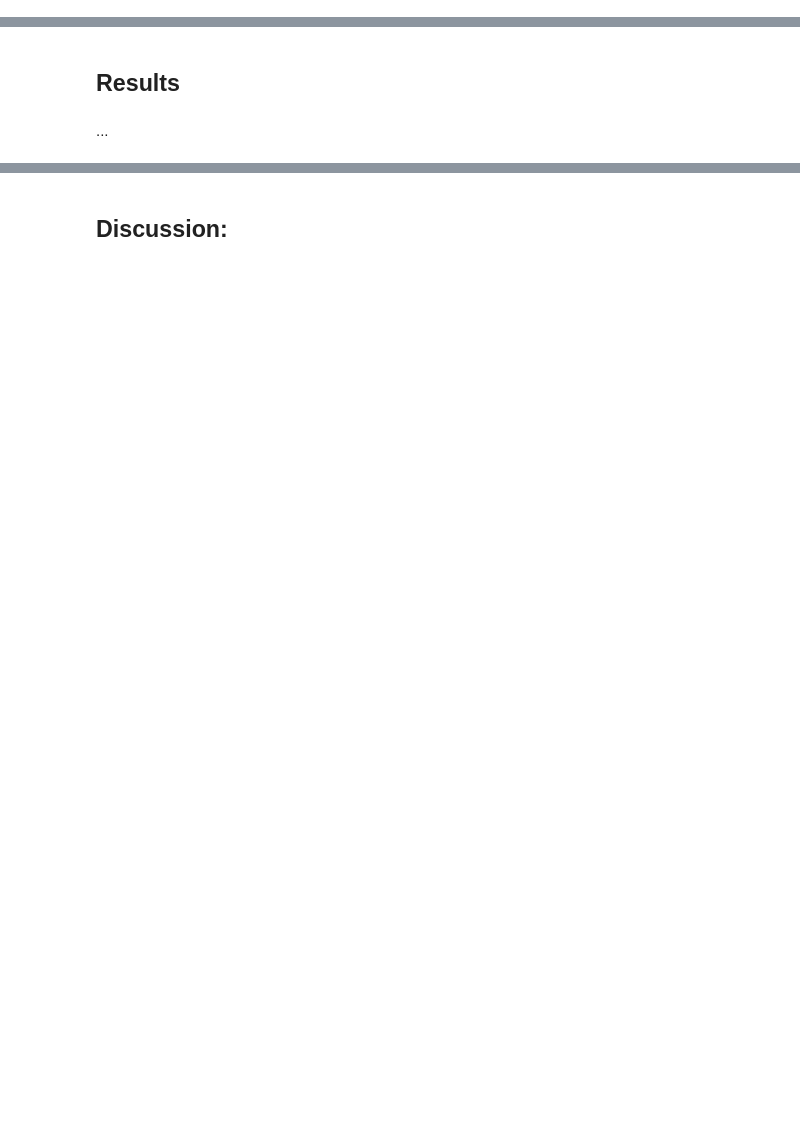
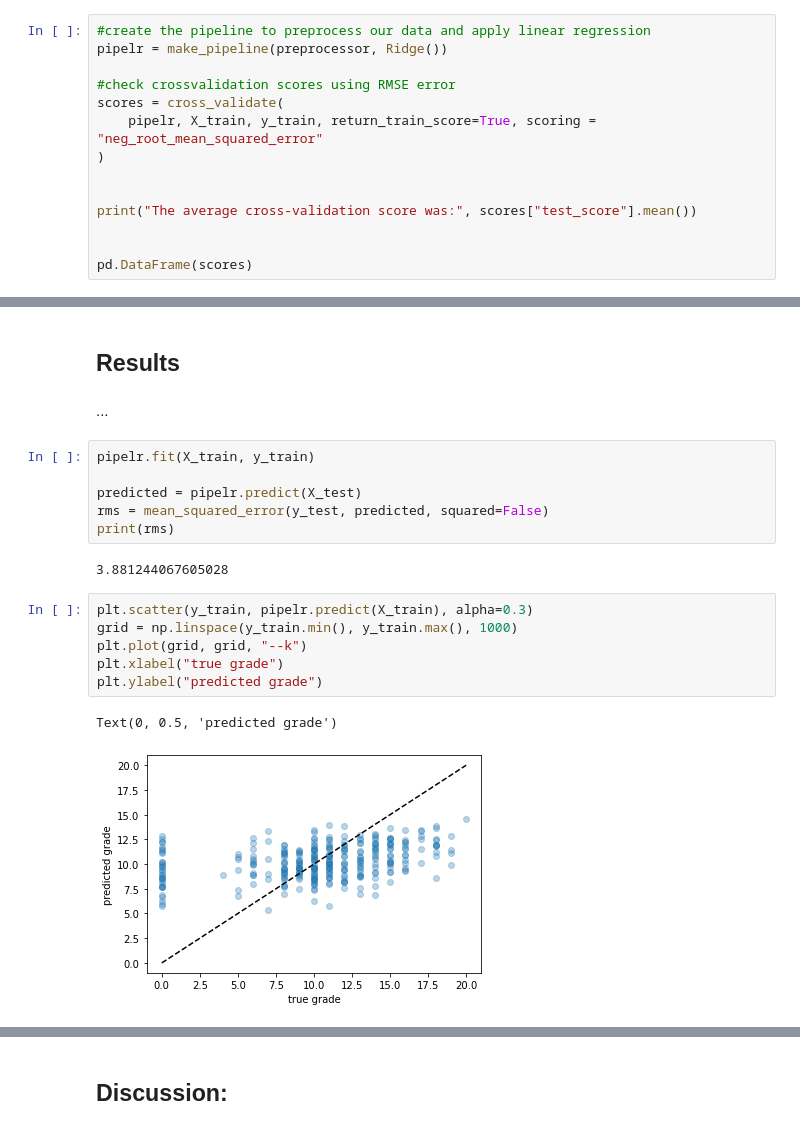
Before and after one commit to DSCI-310/DSCI-310-Group-1, a Jupyter notebook: StudentPerformance.ipynb, the cells around one changed output, grey strips where cells are left out. Drawn from its saved outputs; the diff is of its cells as text; blank space fills up the shorter version.

Commit message:
Continued working on report
performed the training and testing, plotted out results and examined coefficients. Worked on discussion as well

```diff
--- a/StudentPerformance.ipynb
+++ b/StudentPerformance.ipynb
@@ -48,0 +87,14 @@ Since what we are trying to predict is a quantitative varible based on several v
+# %%
+#create the pipeline to preprocess our data and apply linear regression
+pipelr = make_pipeline(preprocessor, Ridge())
+
+#check crossvalidation scores using RMSE error
+scores = cross_validate(
+    pipelr, X_train, y_train, return_train_score=True, scoring = "neg_root_mean_squared_error"
+)
+
+
+print("The average cross-validation score was:", scores["test_score"].mean())
+
+
+pd.DataFrame(scores)
@@ -50,3 +110,20 @@ Since what we are trying to predict is a quantitative varible based on several v
 ## Results
 # %% [markdown]
 ...
+# %%
+pipelr.fit(X_train, y_train)
+
+predicted = pipelr.predict(X_test)
+rms = mean_squared_error(y_test, predicted, squared=False)
+print(rms)
+# %% [output]
+3.881244067605028
+# %%
+plt.scatter(y_train, pipelr.predict(X_train), alpha=0.3)
+grid = np.linspace(y_train.min(), y_train.max(), 1000)
+plt.plot(grid, grid, "--k")
+plt.xlabel("true grade")
+plt.ylabel("predicted grade")
+# %% [output]
+Text(0, 0.5, 'predicted grade')
+[figure, added]
```
Also changed, not shown: parts of 12 cells of this notebook.
